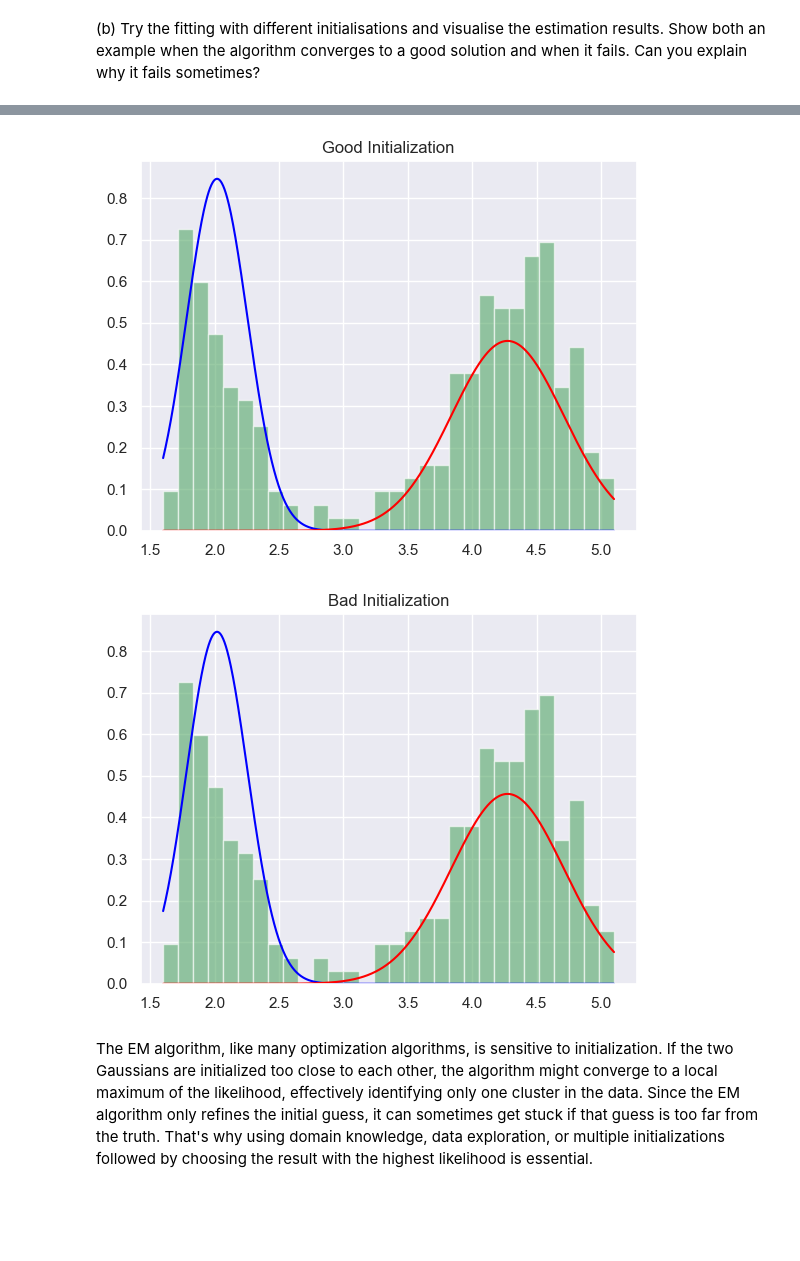
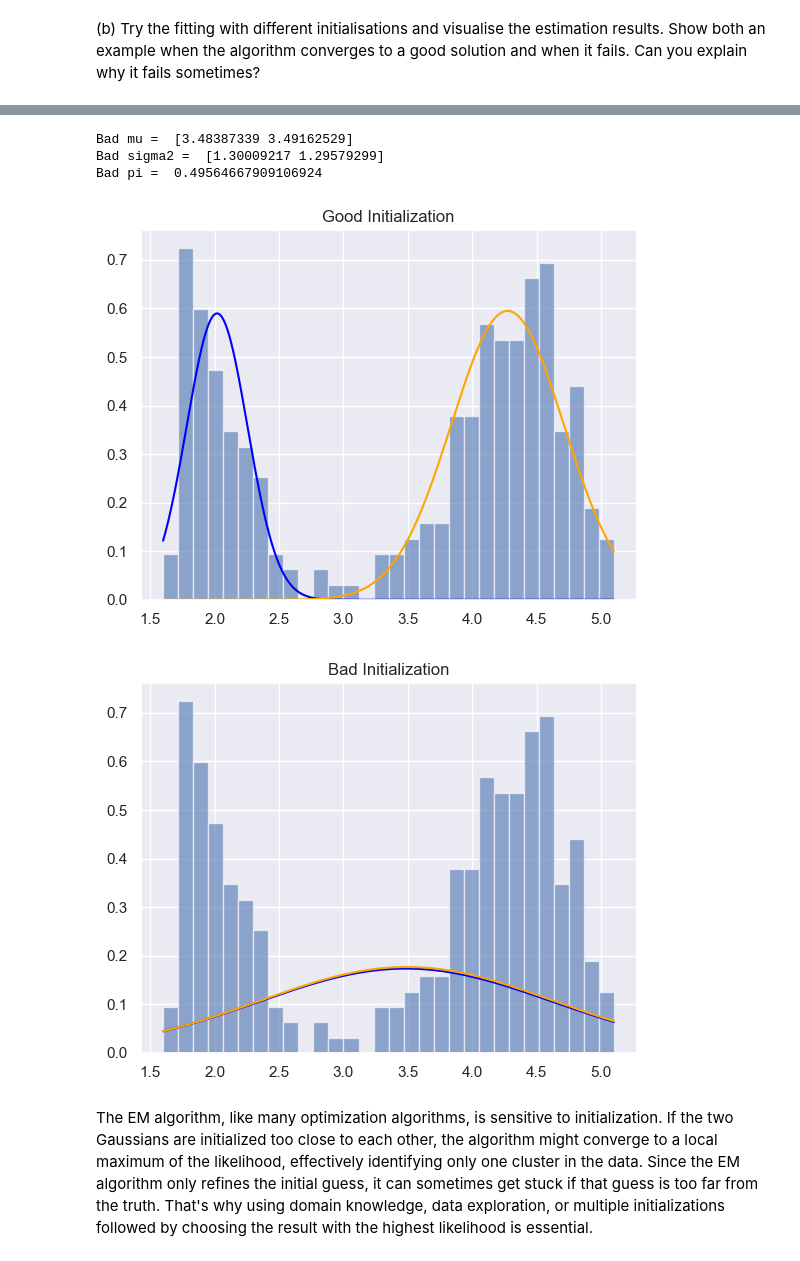
Before and after one commit to andeepl7/AdvancedML, a Jupyter notebook: Exercise 4/w04_Task2.ipynb, the cells around one changed output, grey strips where cells are left out. Cells and saved outputs as stored; diff of their text form; code cells hidden in the pictures; blank space fills up the shorter version.

```diff
--- a/Exercise 4/w04_Task2.ipynb
+++ b/Exercise 4/w04_Task2.ipynb
@@ -94,9 +166,10 @@ mu, sigma2, pi = em_gmm_1d(data)
 # %%
-np.random.seed(0) # for reproducibility
+# Good initialization
+mu_good_init = np.array([np.percentile(data, 25), np.percentile(data, 75)])
+sigma2_good_init = np.array([1.0, 1.0])
+pi_good_init = 0.5
 
-# Good initialization
-mu = np.array([np.percentile(data, 25), np.percentile(data, 75)])
-sigma2 = np.array([1.0, 1.0])
-pi = 0.5
-
-mu_good, sigma2_good, pi_good = em_gmm_1d(data)
+mu_good, sigma2_good, pi_good = em_gmm_1d_det(data, mu_good_init, sigma2_good_init, pi_good_init)
+print("Good mu = ", mu_good)
+print("Good sigma2 = ", sigma2_good)
+print("Good pi = ", pi_good)
@@ -103,25 +183,23 @@ mu_good, sigma2_good, pi_good = em_gmm_1d(data)
 # %%
 # Bad initialization
-mu = np.array([np.mean(data), np.mean(data) + 2])
-sigma2 = np.array([2.0, 2.0])
-pi = 0.5
+mu_bad_init = np.array([0, 0.01])
+sigma2_bad_init = np.array([2.0, 2.0])
+pi_bad_init = 0.5
 
-mu_bad, sigma2_bad, pi_bad = em_gmm_1d(data)
+mu_bad, sigma2_bad, pi_bad = em_gmm_1d_det(data, mu_bad_init, sigma2_bad_init, pi_bad_init)
+print("Bad mu = ", mu_bad)
+print("Bad sigma2 = ", sigma2_bad)
+print("Bad pi = ", pi_bad)
+# %% [output]
+Bad mu =  [3.48387339 3.49162529]
+Bad sigma2 =  [1.30009217 1.29579299]
+Bad pi =  0.49564667909106924
-# %%
-# Visualization function
-def plot_gmm(data, mu, sigma2, title):
-    x = np.linspace(min(data), max(data), 1000)
-    plt.hist(data, bins=30, density=True, alpha=0.6, color='g')
-    plt.plot(x, pi * gaussian_pdf(x, mu[0], sigma2[0]), color='blue')
-    plt.plot(x, (1-pi) * gaussian_pdf(x, mu[1], sigma2[1]), color='red')
-    plt.title(title)
-    plt.show()
-
-# Plotting
-plot_gmm(data, mu_good, sigma2_good, "Good Initialization")
-plot_gmm(data, mu_bad, sigma2_bad, "Bad Initialization")
-# %% [output]
-[figure, removed]
-[figure, removed]
+# %%
+# Plotting
+plot_gmm(data, mu_good, sigma2_good, pi_good, "Good Initialization")
+plot_gmm(data, mu_bad, sigma2_bad, pi_bad, "Bad Initialization")
+# %% [output]
+[figure, added]
+[figure, added]
 # %% [markdown]
 The EM algorithm, like many optimization algorithms, is sensitive to initialization. If the two Gaussians are initialized too close to each other, the algorithm might converge to a local maximum of the likelihood, effectively identifying only one cluster in the data. Since the EM algorithm only refines the initial guess, it can sometimes get stuck if that guess is too far from the truth. That's why using domain knowledge, data exploration, or multiple initializations followed by choosing the result with the highest likelihood is essential.
```
Also changed, not shown: parts of 13 cells of this notebook.
